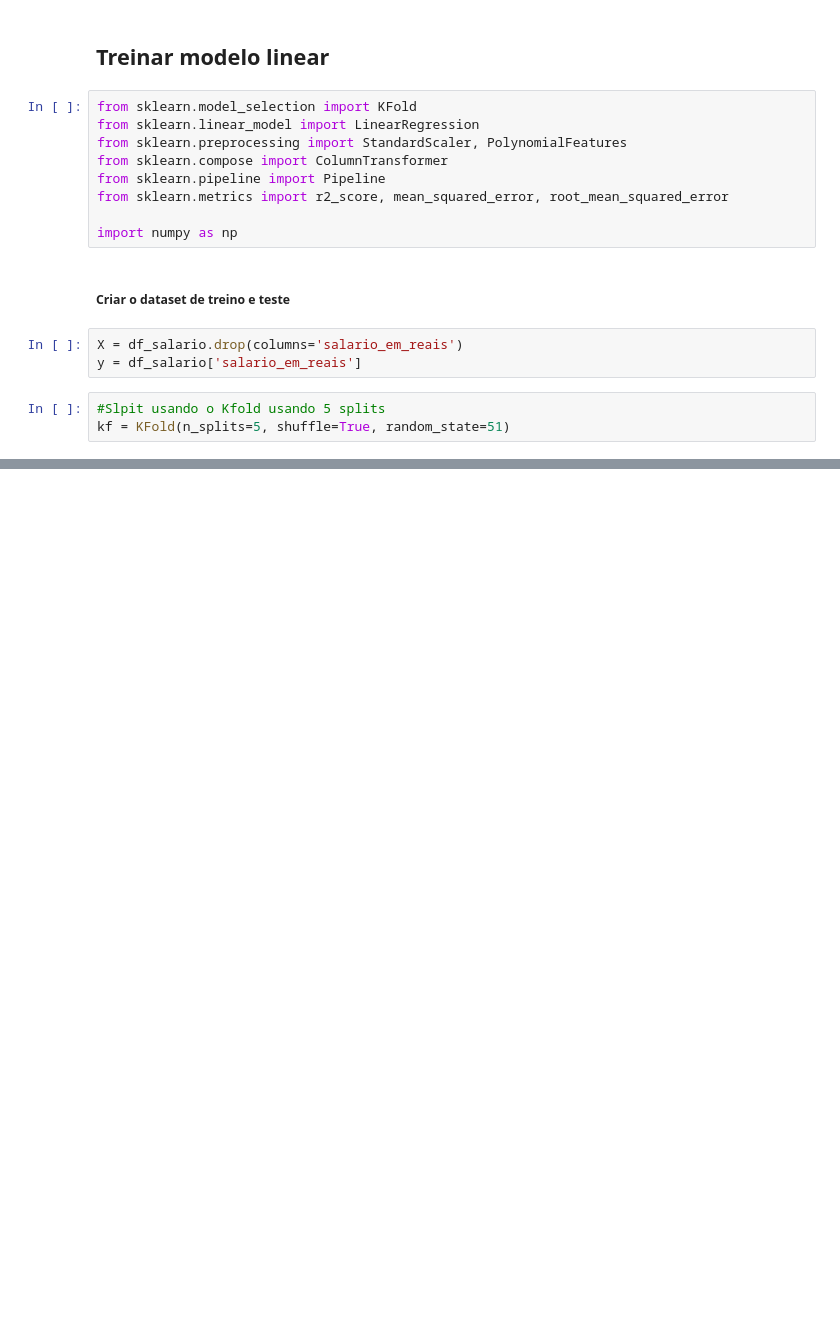
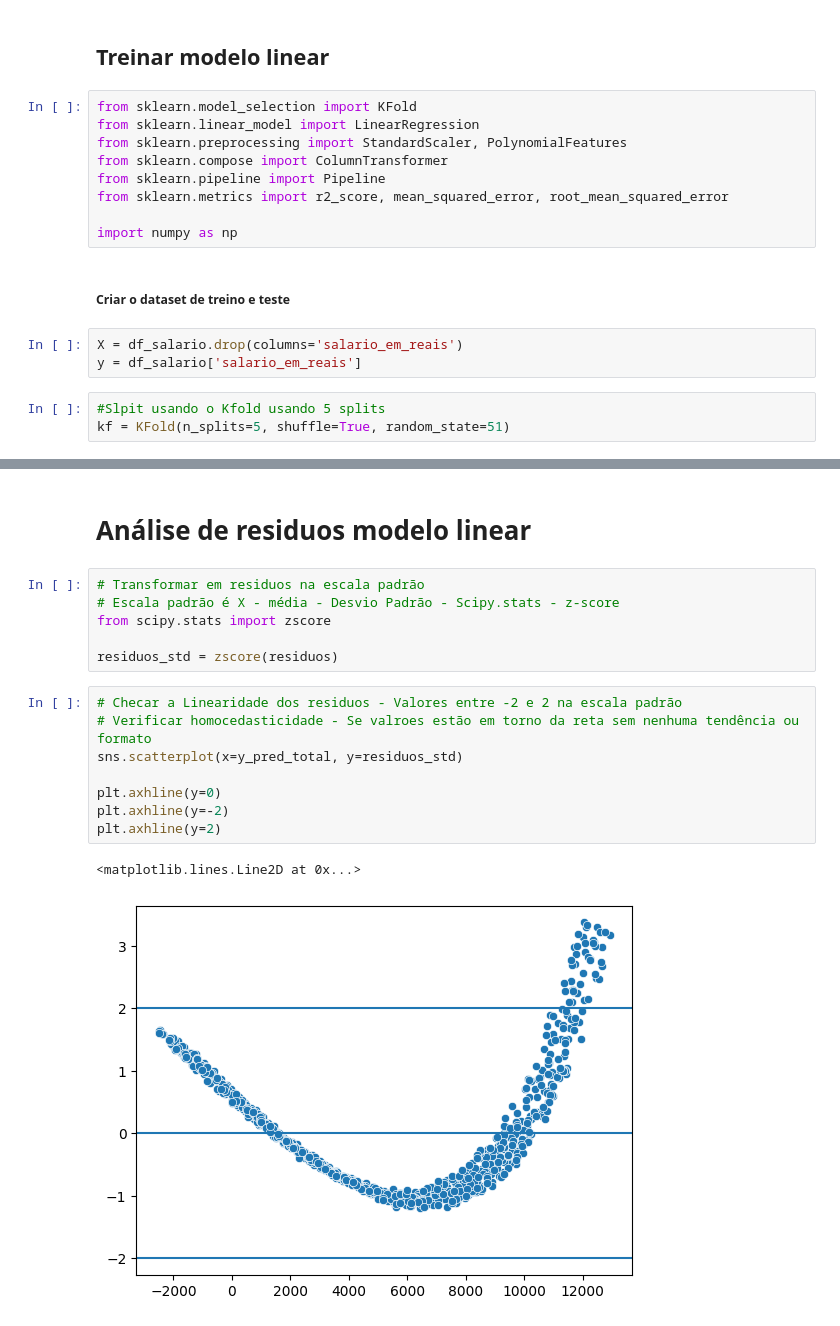
Before and after one commit to sjunqueira/PolinomialModel, a Jupyter notebook: modelo_salario.ipynb, the cells around one changed output, grey strips where cells are left out. Saved outputs shown, nothing was run; the diff lists cells and outputs as text; blank space fills up the shorter version.

```diff
--- a/modelo_salario.ipynb
+++ b/modelo_salario.ipynb
@@ -176,0 +233,19 @@ r2_score_fold_test = []
+# %% [markdown]
+# Análise de residuos modelo linear
+# %%
+# Transformar em residuos na escala padrão
+# Escala padrão é X - média - Desvio Padrão - Scipy.stats - z-score
+from scipy.stats import zscore
+
+residuos_std = zscore(residuos)
+# %%
+# Checar a Linearidade dos residuos - Valores entre -2 e 2 na escala padrão
+# Verificar homocedasticidade - Se valroes estão em torno da reta sem nenhuma tendência ou formato
+sns.scatterplot(x=y_pred_total, y=residuos_std)
+
+plt.axhline(y=0)
+plt.axhline(y=-2)
+plt.axhline(y=2)
+# %% [output]
+<matplotlib.lines.Line2D at 0x...>
+[figure, added]
```
Also changed, not shown: parts of 25 cells of this notebook, 3 other files.
